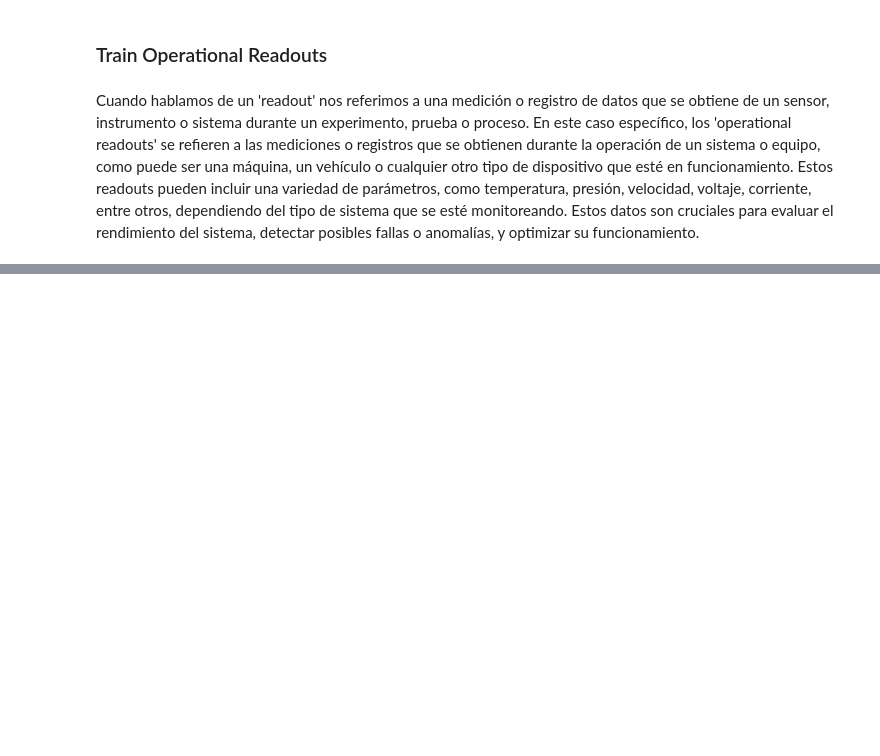
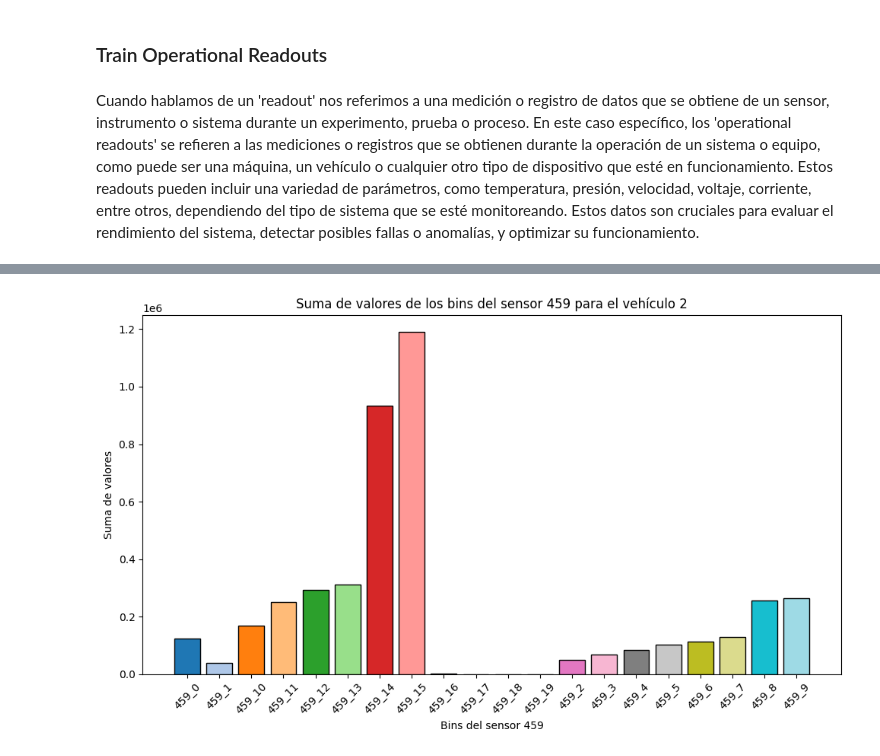
Before and after one commit to AlexSG29/IDA-Challenge-Tesis-Transformers, a Jupyter notebook: notebooks/train.ipynb, the cells around one changed output, grey strips where cells are left out. Cells and saved outputs as stored; diff of their text form; code cells hidden in the pictures; blank space fills up the shorter version.

```diff
--- a/notebooks/train.ipynb
+++ b/notebooks/train.ipynb
@@ -14,0 +226,23 @@ Cuando hablamos de un 'readout' nos referimos a una medición o registro de dato
+# %%
+# vamos a hacer lo mismo pero para la variable 459 que tiene 20 bins
+import numpy as np
+vehicle_id = 2
+bins_459 = [col for col in sensor_columns if col.startswith('459_')]
+# Filtramos datos del vehículo
+df_vehicle = train_operational_readouts[train_operational_readouts['vehicle_id'] ==
+    vehicle_id]
+# Calculamos la suma de cada bin
+freqs = df_vehicle[bins_459].sum()
+# Colores distintos para cada barra
+colors = plt.cm.tab20(np.arange(len(bins_459)))
+# Graficamos
+plt.figure(figsize=(10, 6))
+plt.bar(freqs.index, freqs.values, color=colors, edgecolor='black')
+plt.title(f'Suma de valores de los bins del sensor 459 para el vehículo {vehicle_id}')
+plt.xlabel('Bins del sensor 459')
+plt.ylabel('Suma de valores')
+plt.xticks(rotation=45)
+plt.tight_layout()
+plt.show()
+# %% [output]
+[figure, added]
```
Also changed, not shown: parts of 26 cells of this notebook.
